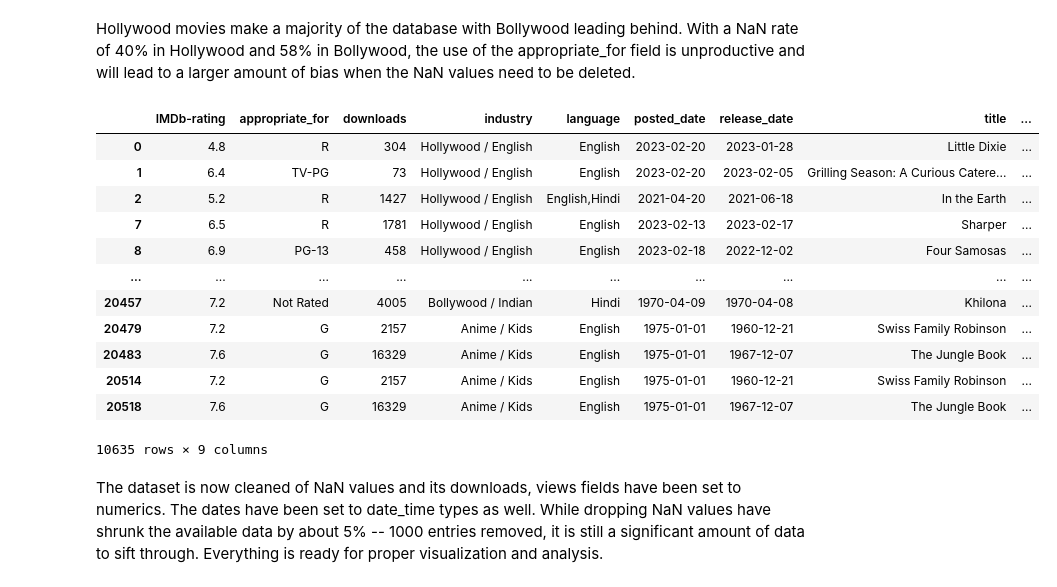
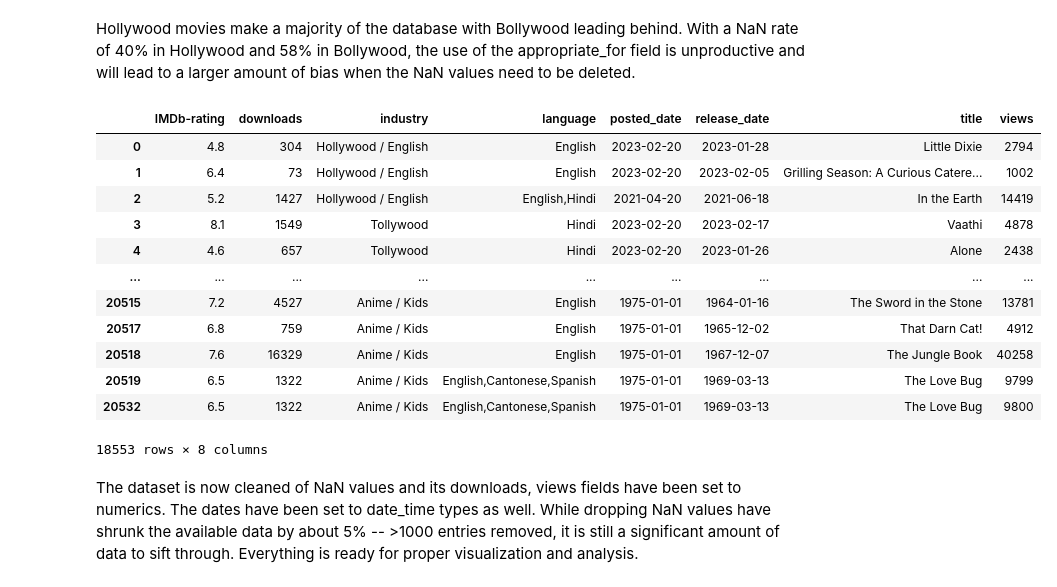
Before and after one commit to not-so-smart/minecraft-piracy-data-analysis, a Jupyter notebook: src.ipynb, the cells around one changed output. Saved outputs shown, nothing was run; the diff lists cells and outputs as text; code cells hidden in the pictures.

```diff
--- a/src.ipynb
+++ b/src.ipynb
@@ -165,31 +165,31 @@ industry_percentage
 Hollywood movies make a majority of the database with Bollywood leading behind. With a NaN rate of 40% in Hollywood and 58% in Bollywood, the use of the appropriate_for field is unproductive and will lead to a larger amount of bias when the NaN values need to be deleted.
 # %%
 #drop NaN values of data set
-move_data = movie_data.drop(columns=['appropriate_for'])
+movie_data = movie_data.drop(columns=['appropriate_for'])
 movie_data.dropna(inplace=True)
 
 #turn downloads and views into numeric values
 movie_data['downloads'] = movie_data['downloads'].transform(lambda x: int(x.replace(',', '')))
 movie_data['views'] = movie_data['views'].transform(lambda x: int(x.replace(',', '')))
 
 #turn dates into pd date_times
 movie_data['posted_date'] = pd.to_datetime(movie_data['posted_date'])
 movie_data['release_date'] = pd.to_datetime(movie_data['release_date'])
 
 movie_data
 # %% [output]
-|  | IMDb-rating | appropriate_for | downloads | industry | language | posted_date | release_date | title | ... |
-| 0 | 4.8 | R | 304 | Hollywood / English | English | 2023-02-20 | 2023-01-28 | Little Dixie | ... |
-| 1 | 6.4 | TV-PG | 73 | Hollywood / English | English | 2023-02-20 | 2023-02-05 | Grilling Season: A Curious Catere... | ... |
-| 2 | 5.2 | R | 1427 | Hollywood / English | English,Hindi | 2021-04-20 | 2021-06-18 | In the Earth | ... |
-| 7 | 6.5 | R | 1781 | Hollywood / English | English | 2023-02-13 | 2023-02-17 | Sharper | ... |
-| 8 | 6.9 | PG-13 | 458 | Hollywood / English | English | 2023-02-18 | 2022-12-02 | Four Samosas | ... |
-| ... | ... | ... | ... | ... | ... | ... | ... | ... | ... |
-| 20457 | 7.2 | Not Rated | 4005 | Bollywood / Indian | Hindi | 1970-04-09 | 1970-04-08 | Khilona | ... |
-| 20479 | 7.2 | G | 2157 | Anime / Kids | English | 1975-01-01 | 1960-12-21 | Swiss Family Robinson | ... |
-| 20483 | 7.6 | G | 16329 | Anime / Kids | English | 1975-01-01 | 1967-12-07 | The Jungle Book | ... |
-| 20514 | 7.2 | G | 2157 | Anime / Kids | English | 1975-01-01 | 1960-12-21 | Swiss Family Robinson | ... |
-| 20518 | 7.6 | G | 16329 | Anime / Kids | English | 1975-01-01 | 1967-12-07 | The Jungle Book | ... |
+|  | IMDb-rating | downloads | industry | language | posted_date | release_date | title | views |
+| 0 | 4.8 | 304 | Hollywood / English | English | 2023-02-20 | 2023-01-28 | Little Dixie | 2794 |
+| 1 | 6.4 | 73 | Hollywood / English | English | 2023-02-20 | 2023-02-05 | Grilling Season: A Curious Catere... | 1002 |
+| 2 | 5.2 | 1427 | Hollywood / English | English,Hindi | 2021-04-20 | 2021-06-18 | In the Earth | 14419 |
+| 3 | 8.1 | 1549 | Tollywood | Hindi | 2023-02-20 | 2023-02-17 | Vaathi | 4878 |
+| 4 | 4.6 | 657 | Tollywood | Hindi | 2023-02-20 | 2023-01-26 | Alone | 2438 |
+| ... | ... | ... | ... | ... | ... | ... | ... | ... |
+| 20515 | 7.2 | 4527 | Anime / Kids | English | 1975-01-01 | 1964-01-16 | The Sword in the Stone | 13781 |
+| 20517 | 6.8 | 759 | Anime / Kids | English | 1975-01-01 | 1965-12-02 | That Darn Cat! | 4912 |
+| 20518 | 7.6 | 16329 | Anime / Kids | English | 1975-01-01 | 1967-12-07 | The Jungle Book | 40258 |
+| 20519 | 6.5 | 1322 | Anime / Kids | English,Cantonese,Spanish | 1975-01-01 | 1969-03-13 | The Love Bug | 9799 |
+| 20532 | 6.5 | 1322 | Anime / Kids | English,Cantonese,Spanish | 1975-01-01 | 1969-03-13 | The Love Bug | 9800 |
-10635 rows × 9 columns
+18553 rows × 8 columns
 # %% [markdown]
-The dataset is now cleaned of NaN values and its downloads, views fields have been set to numerics. The dates have been set to date_time types as well. While dropping NaN values have shrunk the available data by about 5% -- 1000 entries removed, it is still a significant amount of data to sift through. Everything is ready for proper visualization and analysis.
+The dataset is now cleaned of NaN values and its downloads, views fields have been set to numerics. The dates have been set to date_time types as well. While dropping NaN values have shrunk the available data by about 5% -- >1000 entries removed, it is still a significant amount of data to sift through. Everything is ready for proper visualization and analysis.
```
Also changed, not shown: parts of 1 cell of this notebook.
